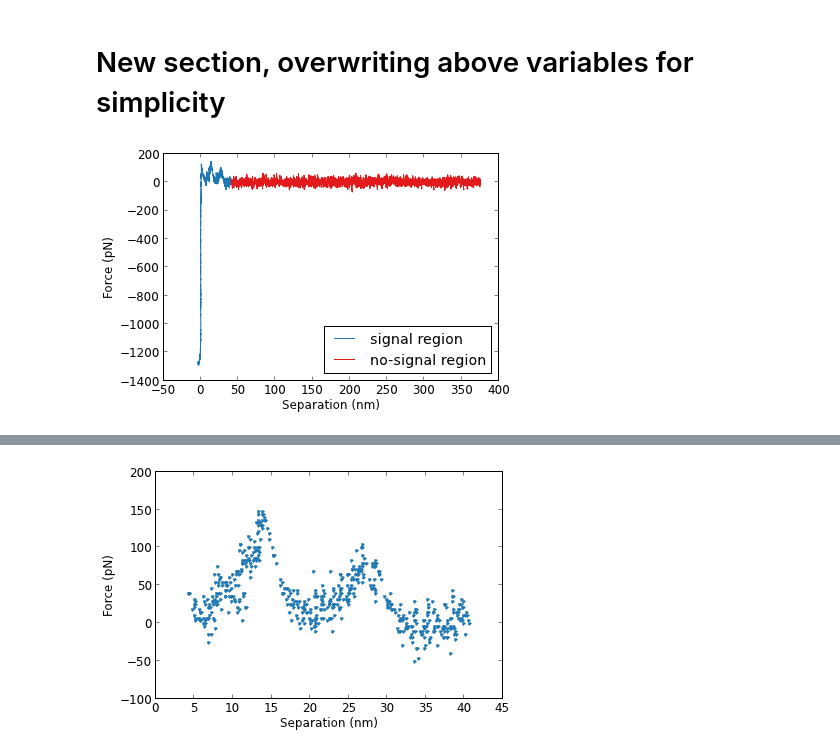
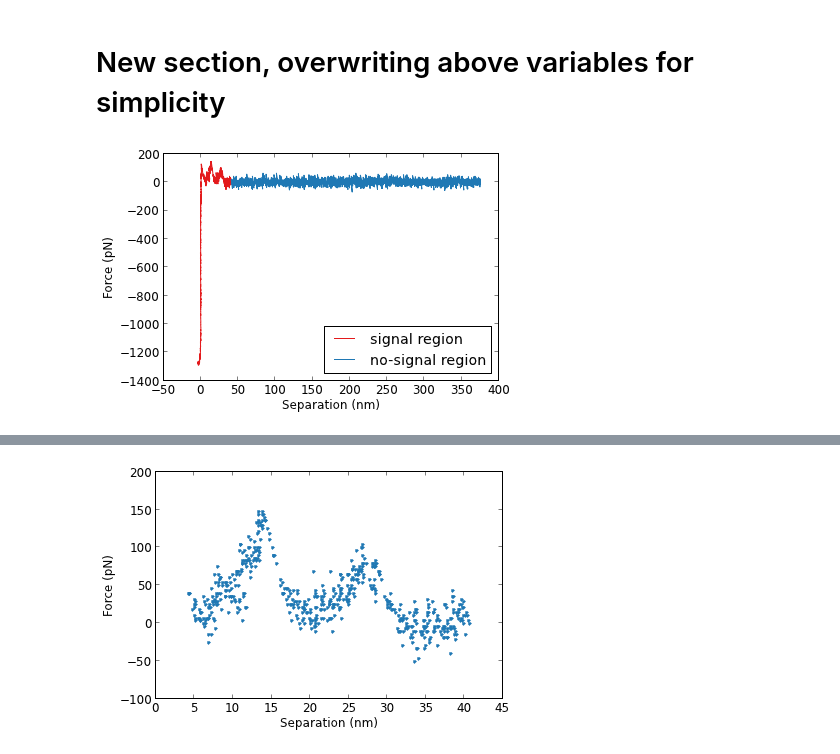
Before and after one commit to hilaryjoyce/smfs-data-analysis, a Jupyter notebook: Thesis figures.ipynb, the cells around one changed output, grey strips where cells are left out. Cells and saved outputs as stored; diff of their text form; code cells hidden in the pictures.

```diff
--- a/Thesis figures.ipynb
+++ b/Thesis figures.ipynb
@@ -163,15 +163,15 @@ force_tail = force[tss > tss_limit]
 tss_tail = tss[tss > tss_limit]
 # %%
 figsize(6,4)
-plot(tss_lim, force_lim, color=cpool[0])
-plot(tss_tail, force_tail, color=cpool[1])
+plot(tss_lim, force_lim, color=cpool[1])
+plot(tss_tail, force_tail, color=cpool[0])
 xlabel('Separation (nm)')
 ylabel('Force (pN)')
 legend(['signal region', 'no-signal region'], loc='lower right')
 tight_layout()
 savefig('%stail_cut_off.pdf' % fig_folder)
 # %% [output]
-[figure, old version]
+[figure, new version]
 # %%
 tss_new, force_new = raw.remove_adhesion_peak(tss_lim, force_lim)
 # %%
```
Also changed, not shown: parts of 31 cells of this notebook, 7 other files.
